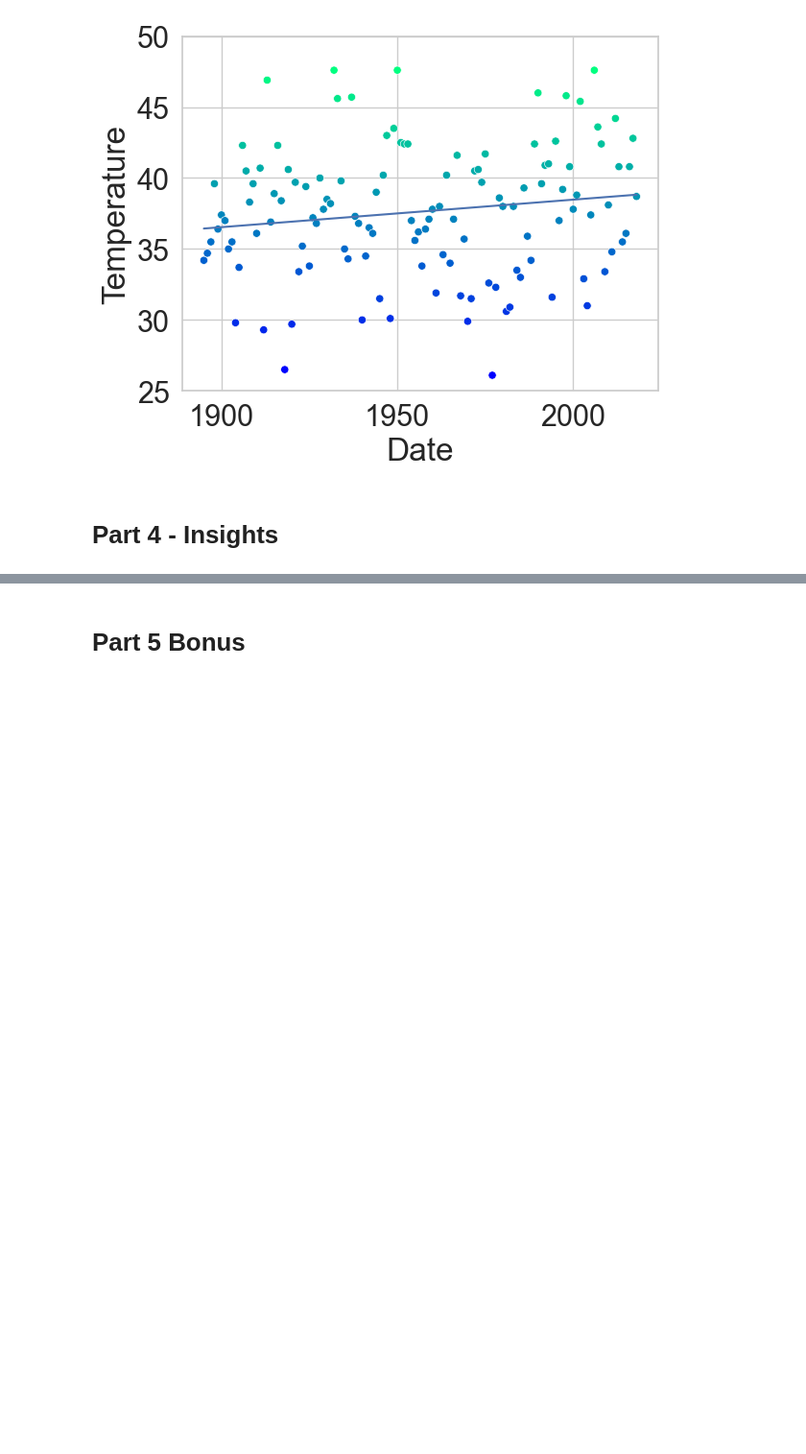
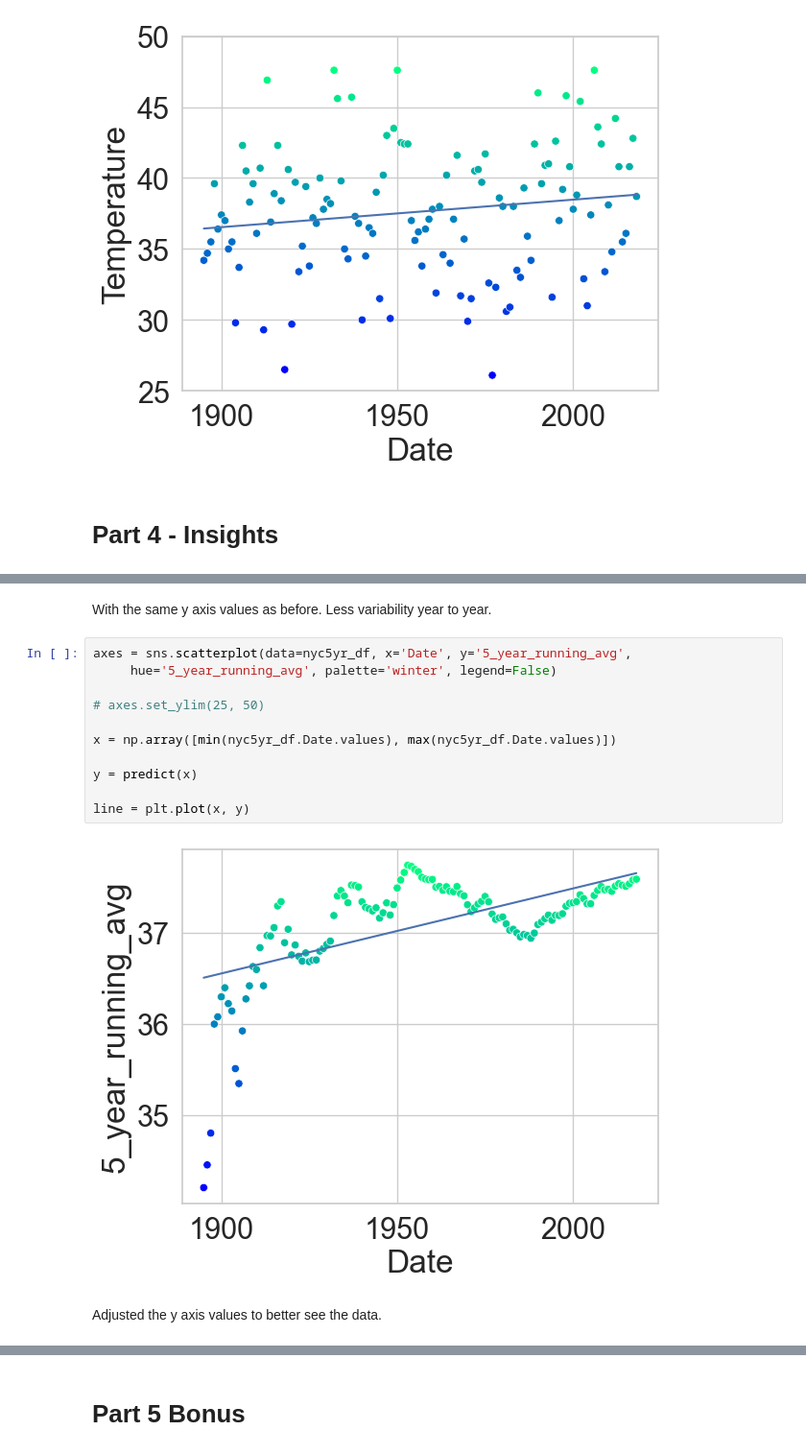
Before and after one commit to drpafowler/datafun-07-ml, a Jupyter notebook: philip_module7.ipynb, the cells around one changed output, grey strips where cells are left out. Shown at 96% size. Drawn from its saved outputs; the diff is of its cells as text; blank space fills up the shorter version.

```diff
--- a/philip_module7.ipynb
+++ b/philip_module7.ipynb
@@ -251,0 +353,17 @@ line = plt.plot(x, y)
+# %% [markdown]
+With the same y axis values as before.  Less variability year to year.
+# %%
+axes = sns.scatterplot(data=nyc5yr_df, x='Date', y='5_year_running_avg',
+     hue='5_year_running_avg', palette='winter', legend=False)
+
+# axes.set_ylim(25, 50)
+
+x = np.array([min(nyc5yr_df.Date.values), max(nyc5yr_df.Date.values)])
+
+y = predict(x)
+
+line = plt.plot(x, y)
+# %% [output]
+[figure, added]
+# %% [markdown]
+Adjusted the y axis values to better see the data.
```
Also changed, not shown: parts of 14 cells of this notebook.
